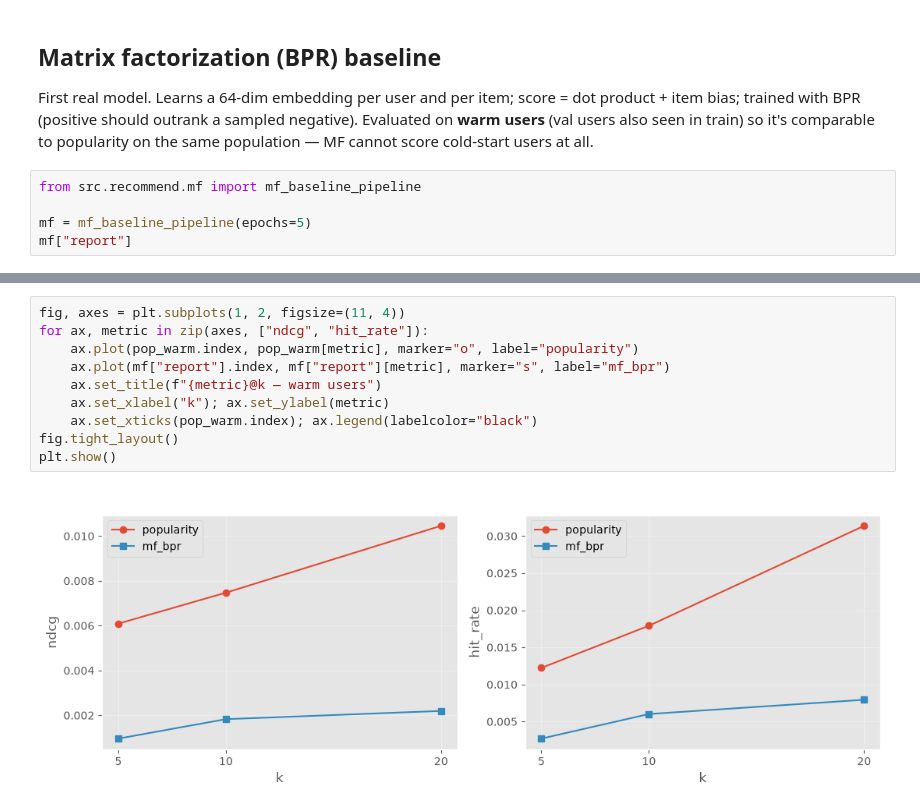
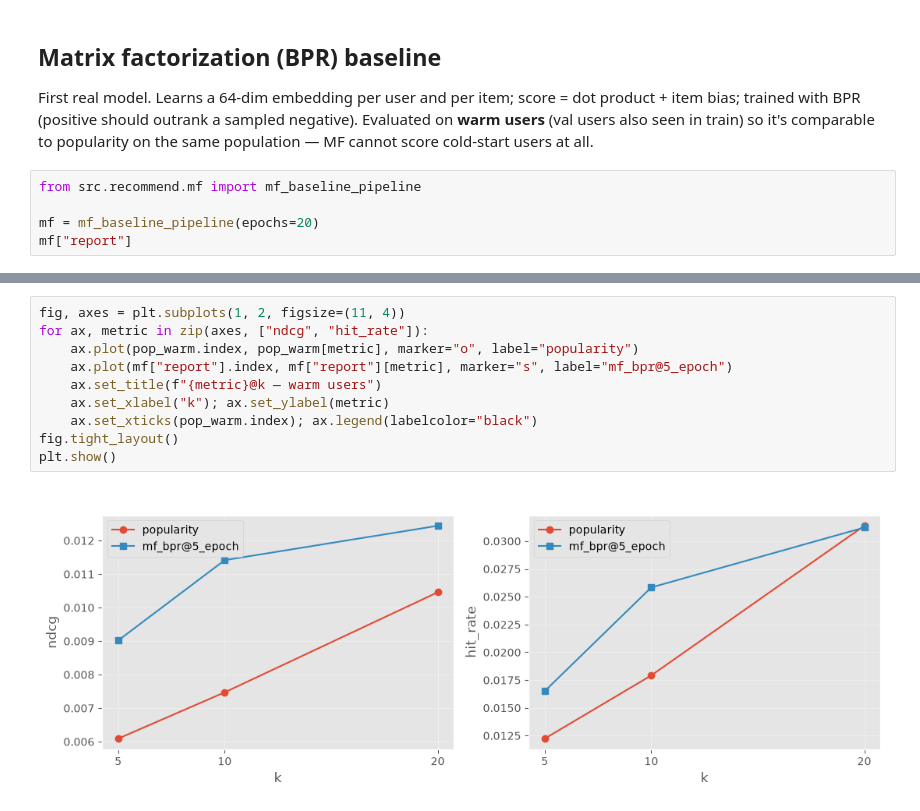
Before and after one commit to Pantelijaa/RecoSearch, a Jupyter notebook: notebooks/02_baseline_results.ipynb, the cells around one changed output, grey strips where cells are left out. Drawn from its saved outputs; the diff is of its cells as text.

```diff
--- a/notebooks/02_baseline_results.ipynb
+++ b/notebooks/02_baseline_results.ipynb
@@ -163,6 +163,6 @@ popularity on the same population — MF cannot score cold-start users at all.
 # %%
 from src.recommend.mf import mf_baseline_pipeline
 
-mf = mf_baseline_pipeline(epochs=5)
+mf = mf_baseline_pipeline(epochs=20)
 mf["report"]
 # %% [output]
@@ -219,12 +219,12 @@ k
 # %%
 fig, axes = plt.subplots(1, 2, figsize=(11, 4))
 for ax, metric in zip(axes, ["ndcg", "hit_rate"]):
     ax.plot(pop_warm.index, pop_warm[metric], marker="o", label="popularity")
-    ax.plot(mf["report"].index, mf["report"][metric], marker="s", label="mf_bpr")
+    ax.plot(mf["report"].index, mf["report"][metric], marker="s", label="mf_bpr@5_epoch")
     ax.set_title(f"{metric}@k — warm users")
     ax.set_xlabel("k"); ax.set_ylabel(metric)
     ax.set_xticks(pop_warm.index); ax.legend(labelcolor="black")
 fig.tight_layout()
 plt.show()
 # %% [output]
-[figure, old version]
+[figure, new version]
```
Also changed, not shown: parts of 6 cells of this notebook, 1 other file.
